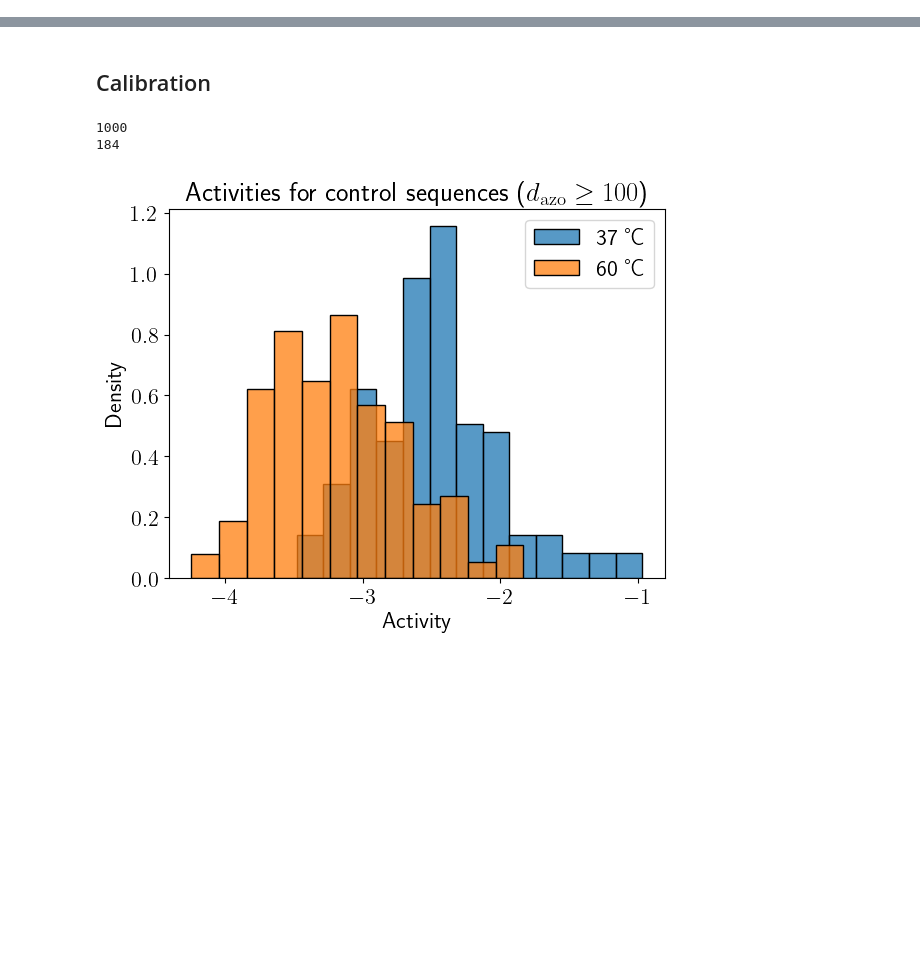
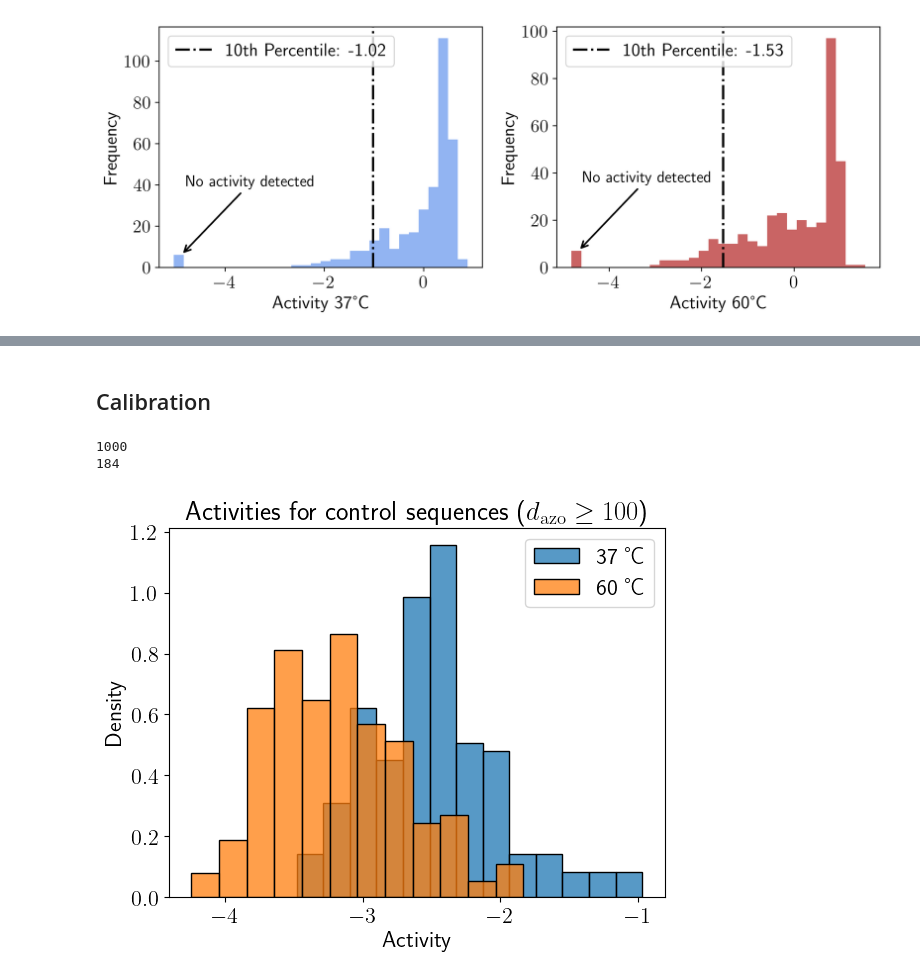
Before and after one commit to spqb/thermostable-ribozymes, a Jupyter notebook: lore/post_experiment_analysis/src/analysis_experiments.ipynb, the cells around one changed output, grey strips where cells are left out. Saved outputs shown, nothing was run; the diff lists cells and outputs as text; code cells hidden in the pictures; blank space fills up the shorter version.

```diff
--- a/lore/post_experiment_analysis/src/analysis_experiments.ipynb
+++ b/lore/post_experiment_analysis/src/analysis_experiments.ipynb
@@ -24,0 +49,46 @@ df.head()
+# %%
+fig, ax = plt.subplots(1, 2, figsize=(10, 4), dpi=300)
+
+activity37_calibration = df_control.loc[df_control["activity_37"] != -5, "activity_37"]
+p10_37 = np.percentile(activity37_calibration, 10) - activity37_calibration.mean()
+activity37 = df_control["activity_37"].to_numpy() - activity37_calibration.mean()
+
+activity60_calibration = df_control.loc[df_control["activity_60"] != -5, "activity_60"]
+p10_60 = np.percentile(activity60_calibration, 10) - activity60_calibration.mean()
+activity60 = df_control["activity_60"].to_numpy() - activity60_calibration.mean()
+
+ax[0].hist(activity37, bins=30, alpha=0.7, color="cornflowerblue")
+ax[0].axvline(p10_37, color="black", linestyle="-.", linewidth=2, label=f"10th Percentile: {p10_37:.2f}")
+ax[0].legend()
+ax[0].set_xlabel("Activity 37°C")
+ax[0].set_ylabel("Frequency")
+
+ax[1].hist(activity60, bins=30, alpha=0.7, color="firebrick")
+ax[1].axvline(p10_60, color="black", linestyle="-.", linewidth=2, label=f"10th Percentile: {p10_60:.2f}")
+ax[1].legend()
+ax[1].set_xlabel("Activity 60°C")
+ax[1].set_ylabel("Frequency")
+
+plt.tight_layout()
+# Annotate the censored activity bin (raw value = -5) in both panels
+for axi, data, x_no in [
+    (ax[0], activity37, -5 - activity37_calibration.mean() + 0.15),
+    (ax[1], activity60, -5 - activity60_calibration.mean() + 0.15),
+]:
+    counts, edges = np.histogram(data, bins=30)
+    idx = np.clip(np.digitize([x_no], edges)[0] - 1, 0, len(counts) - 1)
+    y = counts[idx]
+
+    axi.annotate(
+        "No activity detected",
+        xy=(x_no, y),
+        xytext=(x_no + 0.1, y + 0.3 * counts.max()),
+        arrowprops=dict(arrowstyle="->", lw=1.5, color="black"),
+        fontsize=14,
+        ha="left",
+    )
+
+plt.savefig("../../../results/Images/Group_I_intron/activity_control_group.pdf")
+plt.show()
+# %% [output]
+[figure, added]
```
Also changed, not shown: parts of 6 cells of this notebook, 10 other files.
